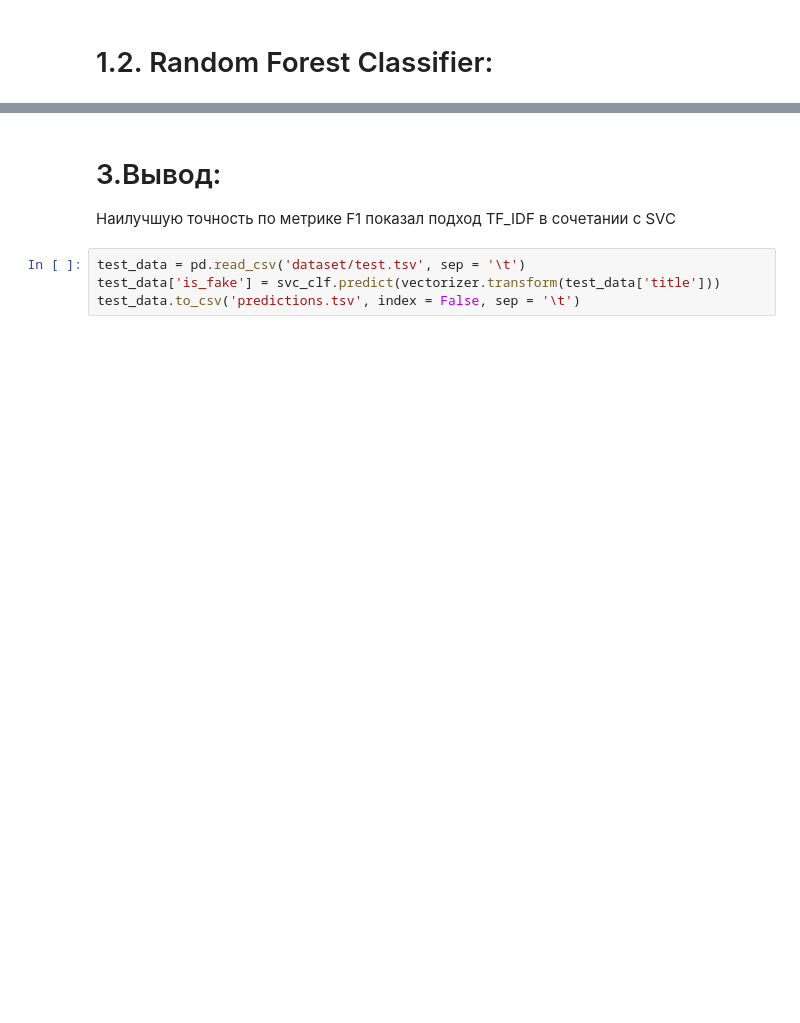
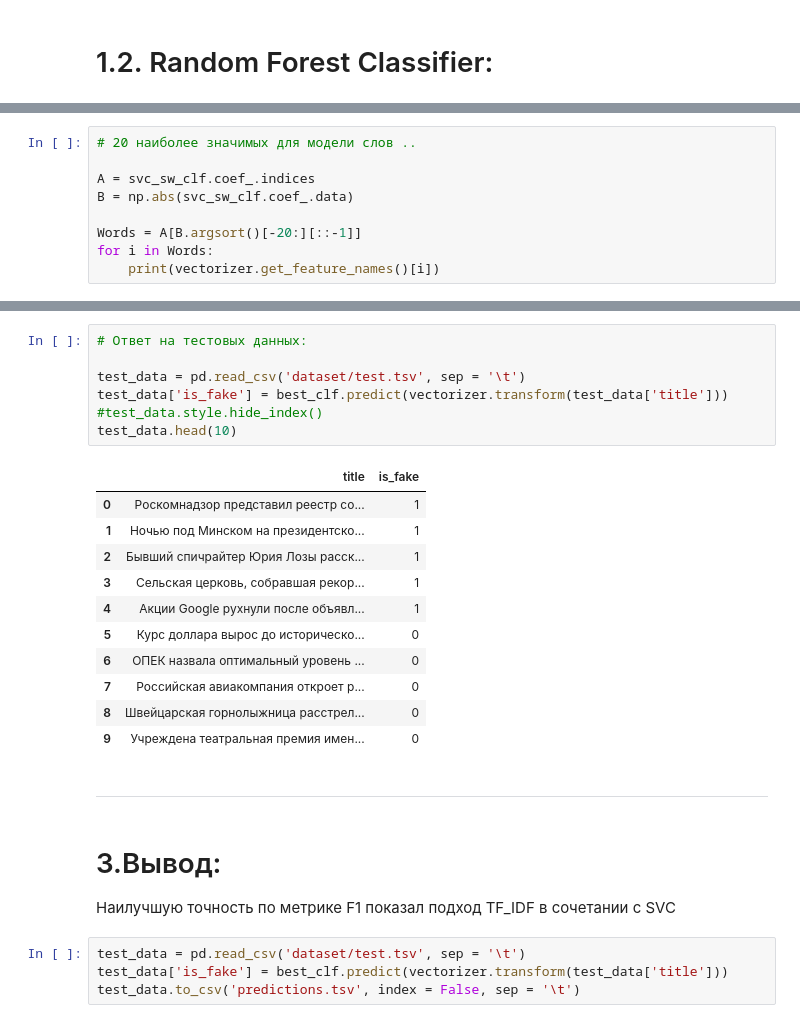
Before and after one commit to belpablo/smth_for_fun, a Jupyter notebook: KONTUR/solution/Kontur_test.ipynb, the cells around one changed output, grey strips where cells are left out. Drawn from its saved outputs; the diff is of its cells as text; blank space fills up the shorter version.

```diff
--- a/KONTUR/solution/Kontur_test.ipynb
+++ b/KONTUR/solution/Kontur_test.ipynb
@@ -206,0 +271,9 @@ test_data.head(10)
+# %%
+# 20 наиболее значимых для модели слов ..
+
+A = svc_sw_clf.coef_.indices
+B = np.abs(svc_sw_clf.coef_.data)
+
+Words = A[B.argsort()[-20:][::-1]]
+for i in Words:
+    print(vectorizer.get_feature_names()[i])
@@ -207,8 +433,29 @@ test_data.head(10)
+# %%
+# Ответ на тестовых данных:
+
+test_data = pd.read_csv('dataset/test.tsv', sep = '\t')
+test_data['is_fake'] = best_clf.predict(vectorizer.transform(test_data['title']))
+#test_data.style.hide_index()
+test_data.head(10)
+# %% [output]
+|  | title | is_fake |
+| 0 | Роскомнадзор представил реестр со... | 1 |
+| 1 | Ночью под Минском на президентско... | 1 |
+| 2 | Бывший спичрайтер Юрия Лозы расск... | 1 |
+| 3 | Сельская церковь, собравшая рекор... | 1 |
+| 4 | Акции Google рухнули после объявл... | 1 |
+| 5 | Курс доллара вырос до историческо... | 0 |
+| 6 | ОПЕК назвала оптимальный уровень ... | 0 |
+| 7 | Российская авиакомпания откроет р... | 0 |
+| 8 | Швейцарская горнолыжница расстрел... | 0 |
+| 9 | Учреждена театральная премия имен... | 0 |
+# %% [markdown]
+---
 # %% [markdown]
 # 3.Вывод:
 
 Наилучшую точность по метрике F1 показал подход TF_IDF  в сочетании с SVC
 # %%
 test_data = pd.read_csv('dataset/test.tsv', sep = '\t')
-test_data['is_fake'] = svc_clf.predict(vectorizer.transform(test_data['title']))
+test_data['is_fake'] = best_clf.predict(vectorizer.transform(test_data['title']))
 test_data.to_csv('predictions.tsv', index = False, sep = '\t')
```
Also changed, not shown: parts of 20 cells of this notebook.
